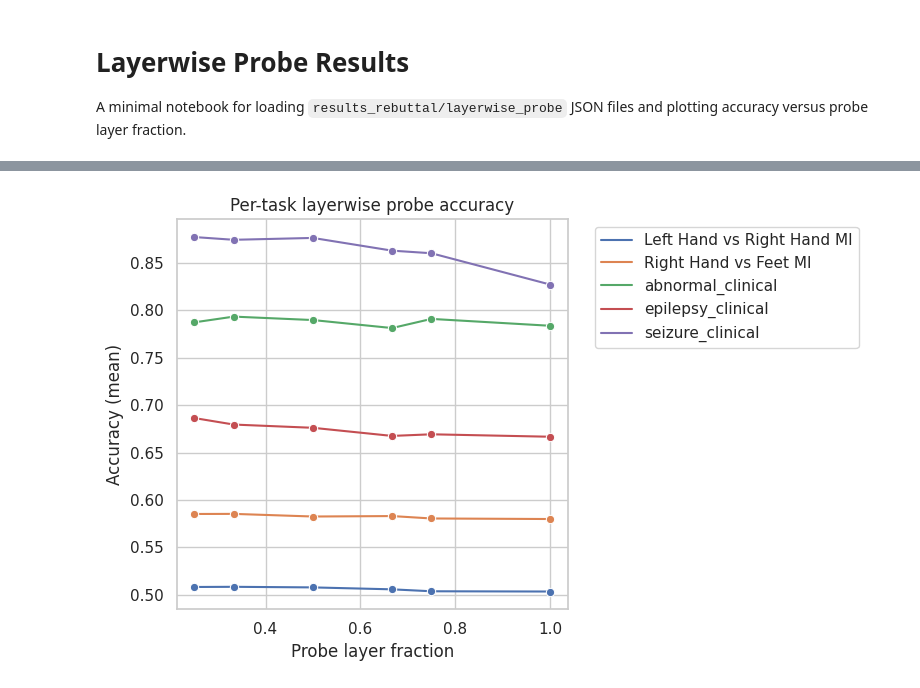
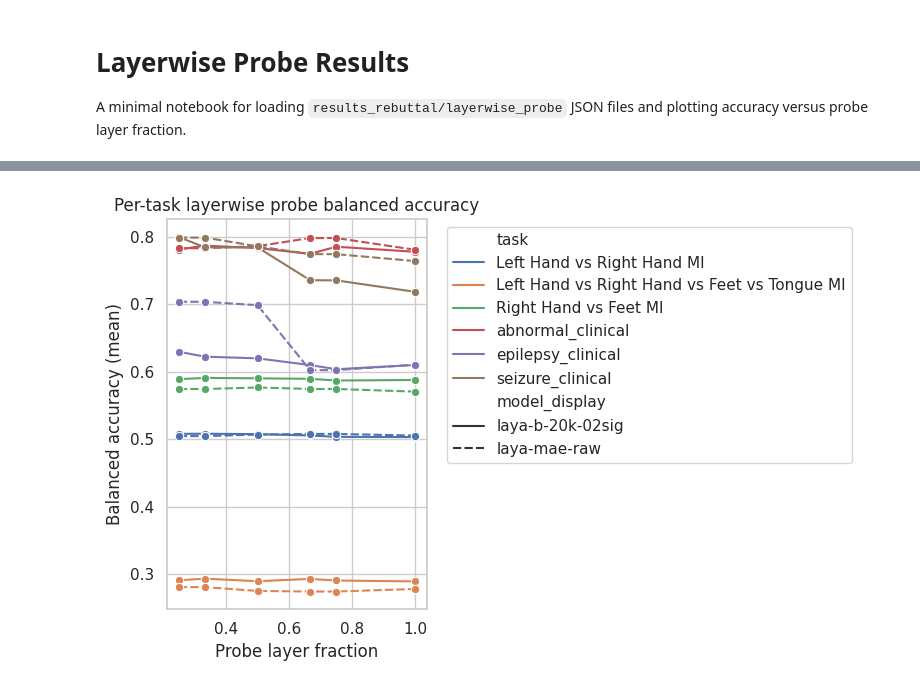
Before and after one commit to uddhavp22/EEG-Bench-vICMl, a Jupyter notebook: plot_layerwise_results.ipynb, the cells around one changed output, grey strips where cells are left out. Cells and saved outputs as stored; diff of their text form; code cells hidden in the pictures.

```diff
--- a/plot_layerwise_results.ipynb
+++ b/plot_layerwise_results.ipynb
@@ -121,8 +161,8 @@ if df.empty:
     agg_task = pd.DataFrame(columns=['task', 'fraction', 'mean', 'std', 'count'])
     print('No data to aggregate yet.')
 else:
-    agg_all = df.groupby('fraction')['balanced_accuracy'].agg(['mean', 'std', 'count']).reset_index().sort_values('fraction')
-    agg_task = df.groupby(['task', 'fraction'])['balanced_accuracy'].agg(['mean', 'std', 'count']).reset_index().sort_values(['task', 'fraction'])
+    agg_all = df.groupby(['fraction', 'model_display'])['balanced_accuracy'].agg(['mean', 'std', 'count']).reset_index().sort_values('fraction')
+    agg_task = df.groupby(['model_display', 'task', 'fraction'])['balanced_accuracy'].agg(['mean', 'std', 'count']).reset_index().sort_values(['task', 'fraction'])
     print(agg_all)
     print(agg_task.head())
 # %% [output]
@@ -144,17 +200,17 @@ No aggregated data to plot yet.
 # %%
 if agg_task.empty:
     print('No per-task data to plot yet.')
 else:
     plt.figure(figsize=(8, 5))
-    sns.lineplot(data=agg_task, x='fraction', y='mean', hue='task', marker='o')
+    sns.lineplot(data=agg_task, x='fraction', y='mean', hue='task', style = 'model_display', marker='o')
     plt.xlabel('Probe layer fraction')
     plt.ylabel('Balanced accuracy (mean)')
     plt.title('Per-task layerwise probe balanced accuracy')
     plt.legend(bbox_to_anchor=(1.05, 1), loc='upper left')
     plt.tight_layout()
     plt.show()
 # %% [output]
-[figure, old version]
+[figure, new version]
 # %%
 out_dir = results_dir
 os.makedirs(out_dir, exist_ok=True)
```
Also changed, not shown: parts of 5 cells of this notebook, 6 other files.
